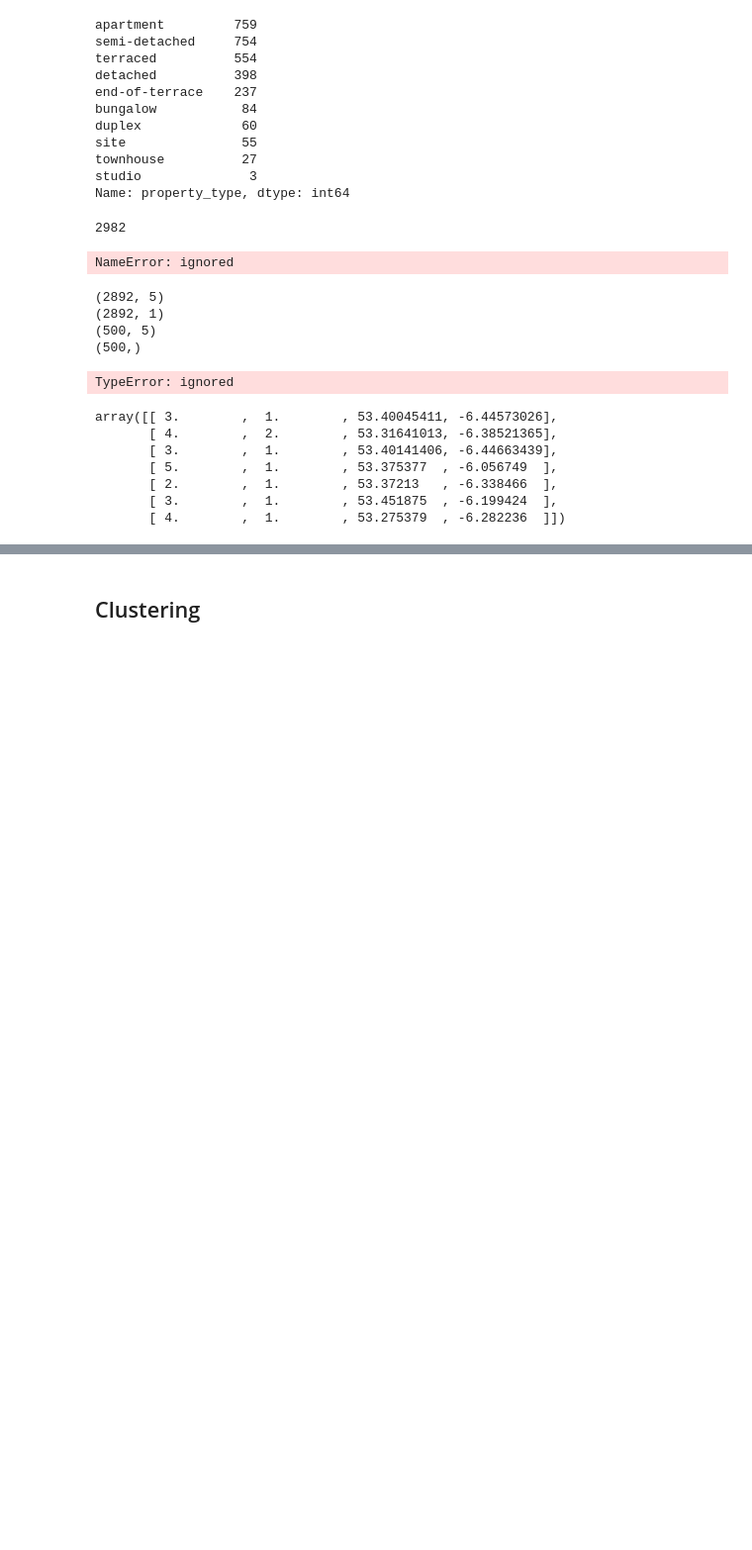
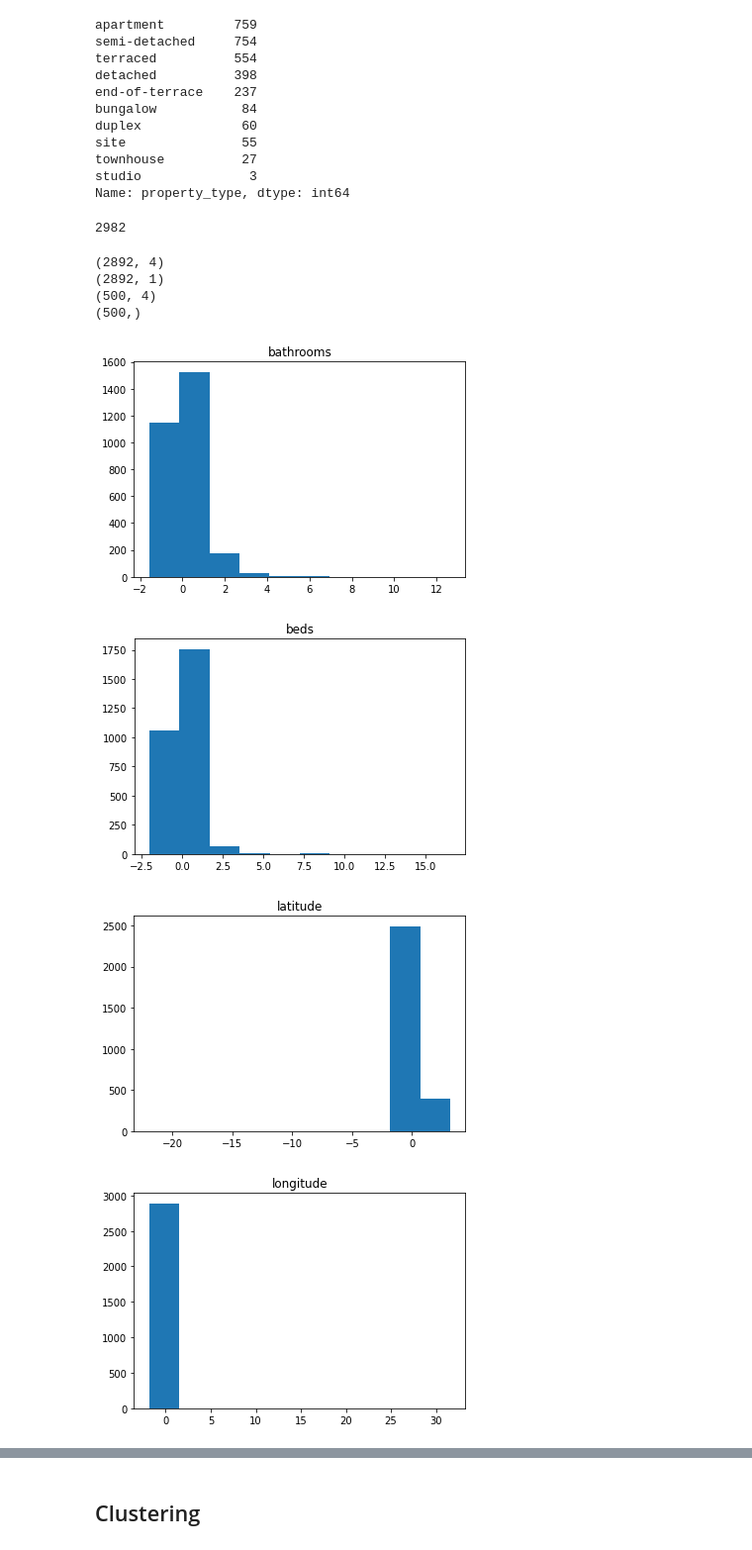
Before and after one commit to NiallSmith93/ET5003, a Jupyter notebook: ET5003_Etivity2_template_NiallSmith.ipynb, the cells around one changed output, grey strips where cells are left out. Shown: that part at 99% size. Saved outputs shown, nothing was run; the diff lists cells and outputs as text; code cells hidden in the pictures; blank space fills up the shorter version.

```diff
--- a/ET5003_Etivity2_template_NiallSmith.ipynb
+++ b/ET5003_Etivity2_template_NiallSmith.ipynb
@@ -210,11 +210,11 @@ plt.show()
 # assume not all of the features are informative or useful
 # in this exercise you could try all of them if possible
 
-featrain = ['bathrooms','beds','property_type', 'latitude', 'longitude', 'price']
+featrain = ['bathrooms','beds', 'latitude', 'longitude', 'price']
 # dropna: remove missing values
 df_subset_train = dftrain[featrain].dropna(axis=0)
 
-featest = ['bathrooms','beds','property_type', 'latitude', 'longitude']
+featest = ['bathrooms','beds','latitude', 'longitude']
 df_subset_test  =  dftest[featest].dropna(axis=0)
 
 # cost
@@ -284,14 +284,12 @@ len(dftrain)
 ##### Do we even need this cell if data is already split into train and test sets??
 
 # split data into training and test
-from sklearn.model_selection import train_test_split
+#from sklearn.model_selection import train_test_split
 
 # training: 70% (0.7), test: 30% (0.3)
 # you could try any other combination
 # but consider 50% of training as the low boundary
-X_train,X_test,y_train,y_test = train_test_split(X, y, test_size=0.3)
+#X_train,X_test,y_train,y_test = train_test_split(X, y, test_size=0.3)
-# %% [output]
-NameError: ignored
 # %%
 # train set, input columns
 Xs_train = df_subset_train.iloc[:,0:-1].values
@@ -310,9 +308,9 @@ print(ys_train.shape)
 print(Xs_test.shape)
 print(y_test.shape)
 # %% [output]
-(2892, 5)
+(2892, 4)
 (2892, 1)
-(500, 5)
+(500, 4)
 (500,)
 # %%
 ##### Inputting preprocessing step from template
@@ -321,28 +319,27 @@ print(y_test.shape)
 # so, each column/feature/variable will have μ = 0 and σ = 1
 sc = StandardScaler()
 
-Xss_train = np.hstack([Xs_train,Xs_train[:,[2]]**2])
-xscaler = sc.fit(Xss_train)
-Xn_train = xscaler.transform(Xss_train)
+#Xss_train = np.hstack([Xs_train,Xs_train[:,[2]]**2])
+xscaler = sc.fit(Xs_train)
+Xn_train = xscaler.transform(Xs_train)
 
-Xss_test = np.hstack([Xs_test,Xs_test[:,[2]]**2])
-Xn_test = xscaler.transform(Xss_test)
+#Xss_test = np.hstack([Xs_test,Xs_test[:,[2]]**2])
+Xn_test = xscaler.transform(Xs_test)
 
 ylog = np.log(ys_train.astype('float'))
 yscaler = StandardScaler().fit(ylog)
 yn_train = yscaler.transform(ylog)
-# %% [output]
-TypeError: ignored
-# %%
-Xs_train
-# %% [output]
-array([[ 3.        ,  1.        , 53.40045411, -6.44573026],
-       [ 4.        ,  2.        , 53.31641013, -6.38521365],
-       [ 3.        ,  1.        , 53.40141406, -6.44663439],
-       [ 5.        ,  1.        , 53.375377  , -6.056749  ],
-       [ 2.        ,  1.        , 53.37213   , -6.338466  ],
-       [ 3.        ,  1.        , 53.451875  , -6.199424  ],
-       [ 4.        ,  1.        , 53.275379  , -6.282236  ]])
+# %%
+# Quick sense check of standardised feature distributions
+for i in range(len(Xn_train[0])):
+  plt.hist(Xn_train[:,i])
+  plt.title(featrain[i])
+  plt.show()
+# %% [output]
+[figure, added]
+[figure, added]
+[figure, added]
+[figure, added]
 # %%
 # model
 with pm.Model() as model:
```
Also changed, not shown: parts of 28 cells of this notebook.
